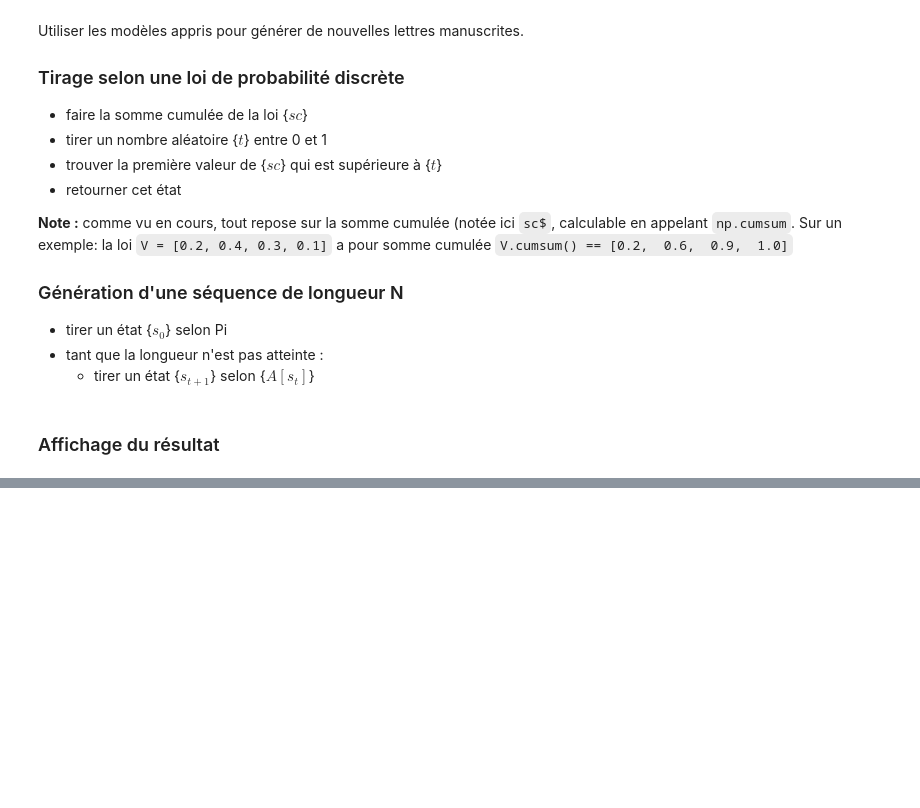
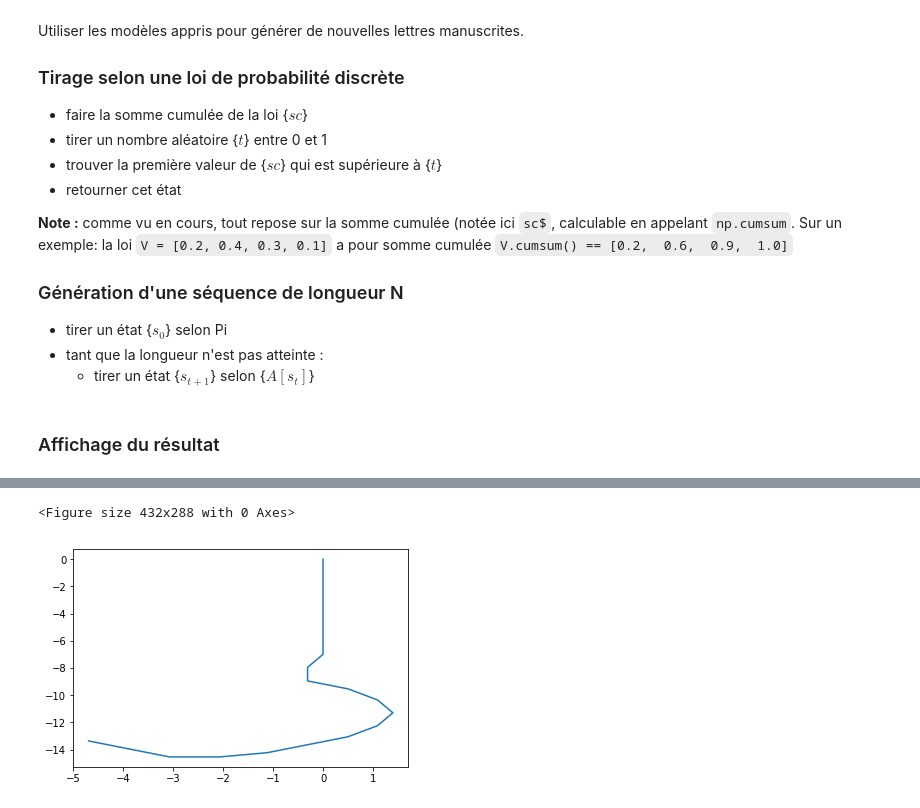
Before and after one commit to arianacarnielli/MAPSI, a Jupyter notebook: TME6/tme6/tme6/Markov_lettres.ipynb, the cells around one changed output, grey strips where cells are left out. Saved outputs shown, nothing was run; the diff lists cells and outputs as text; code cells hidden in the pictures; blank space fills up the shorter version.

```diff
--- a/TME6/tme6/tme6/Markov_lettres.ipynb
+++ b/TME6/tme6/tme6/Markov_lettres.ipynb
@@ -550,3 +550,12 @@ Utiliser les modèles appris pour générer de nouvelles lettres manuscrites.
+# %%
+def generate(pi, a, n):
+    gen = np.zeros(n)
+    gen[0] = np.random.choice(pi.size, p = pi)
+
+    for i in range(1, n):
+        ligne = a[int(gen[i - 1]),:]
+        gen[i] = np.random.choice(pi.size, p = ligne)
+    return gen
 # %% [markdown]
 ### Affichage du résultat
 # %%
@@ -558,0 +569,8 @@ NameError: name 'generate' is not defined
+# %%
+newb = generate(models[1][0], models[1][1], 20)       # generation d'une séquence d'états
+intervalle = 360. / d                                 # pour passer des états => valeur d'angles
+newb_continu = np.array([i * intervalle for i in newb]) # conv int => double
+tracerLettre(newb_continu)
+# %% [output]
+<Figure size 432x288 with 0 Axes>
+[figure, added]
```
Also changed, not shown: parts of 9 cells of this notebook, 7 other files.
